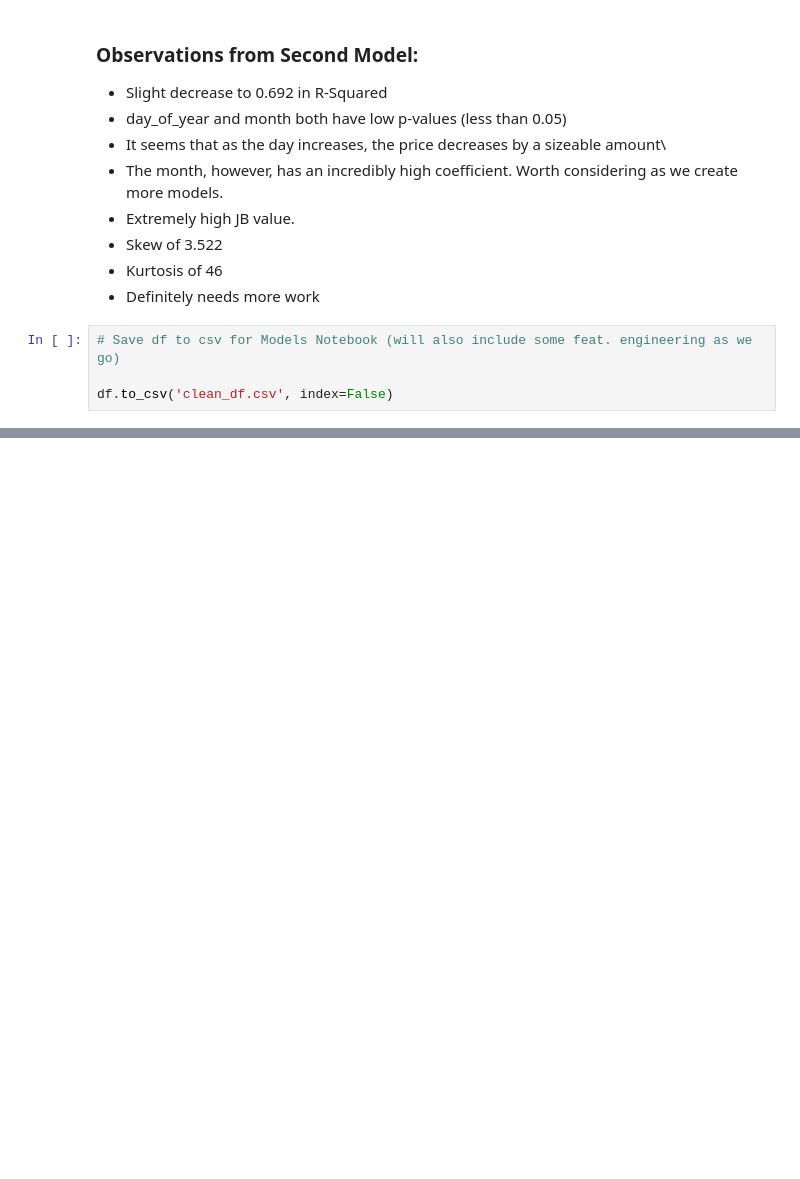
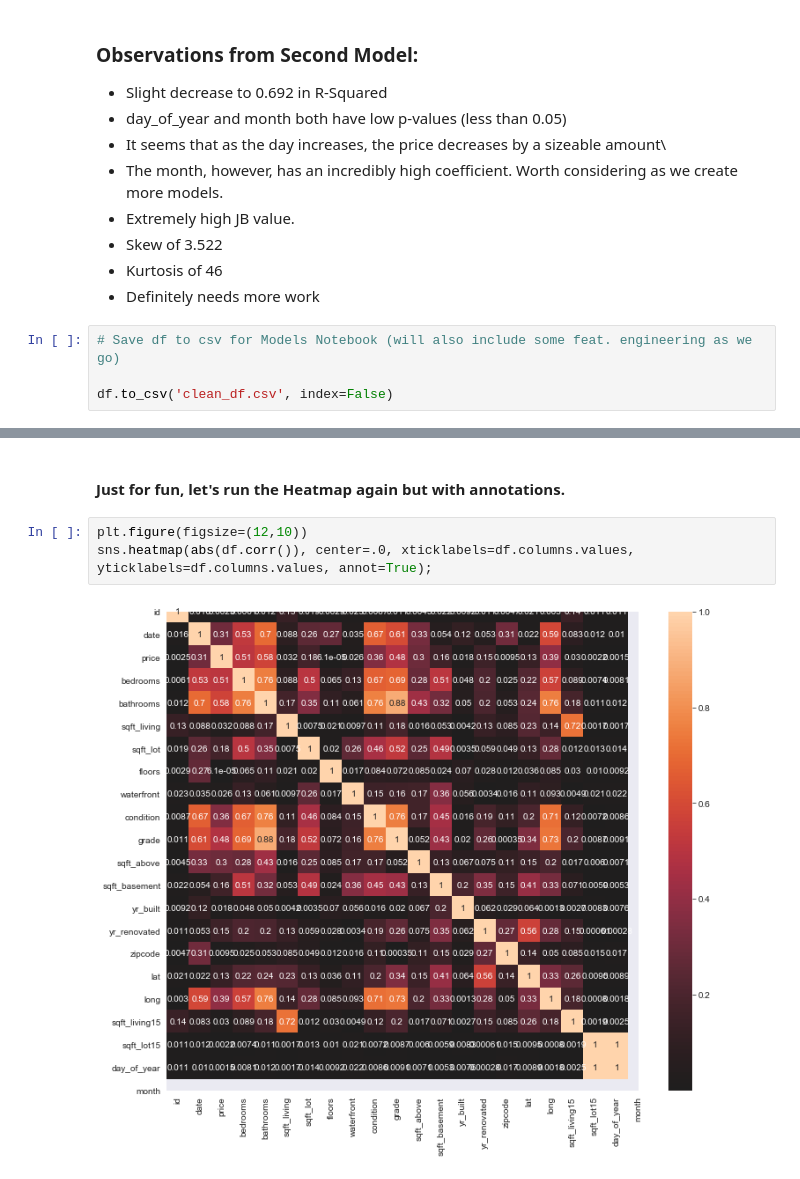
Before and after one commit to Kaleguts/real-estate-analysis, a Jupyter notebook: Real Estate Analysis Data Cleaning and The Baseline Model.ipynb, the cells around one changed output, grey strips where cells are left out. Cells and saved outputs as stored; diff of their text form; blank space fills up the shorter version.

```diff
--- a/Real Estate Analysis Data Cleaning and The Baseline Model.ipynb
+++ b/Real Estate Analysis Data Cleaning and The Baseline Model.ipynb
@@ -641,0 +728,7 @@ df.to_csv('clean_df.csv', index=False)
+# %% [markdown]
+#### Just for fun, let's run the Heatmap again but with annotations.
+# %%
+plt.figure(figsize=(12,10))
+sns.heatmap(abs(df.corr()), center=.0, xticklabels=df.columns.values, yticklabels=df.columns.values, annot=True);
+# %% [output]
+[figure, added]
```
Also changed, not shown: parts of 12 cells of this notebook, 4 other files.
